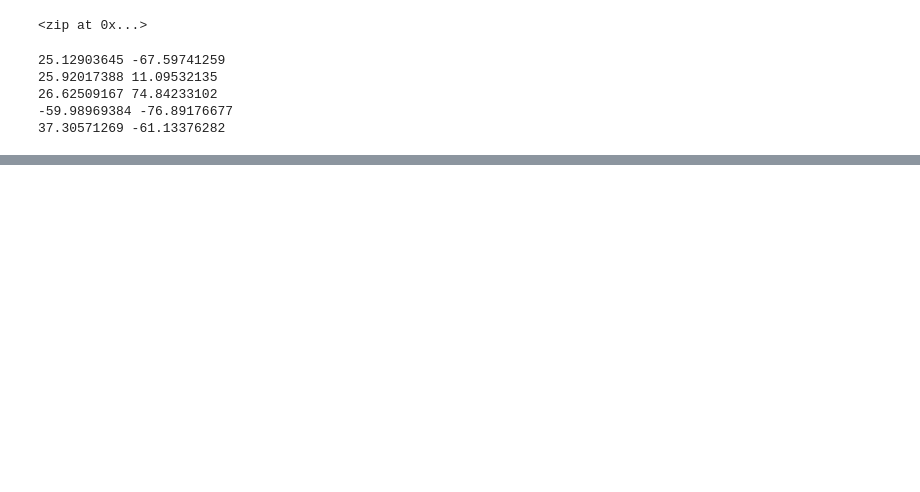
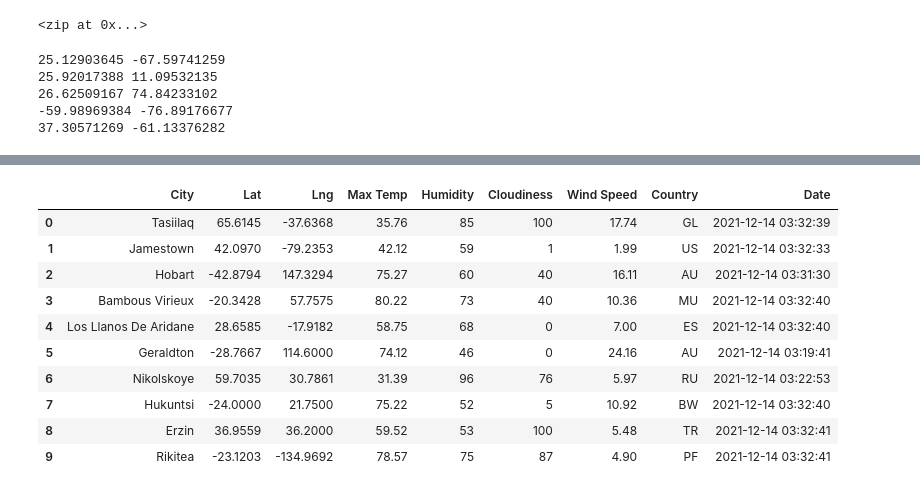
Before and after one commit to Kaedaxe/World_Weather_Analysis, a Jupyter notebook: WeatherPy.ipynb, the cells around one changed output, grey strips where cells are left out. Saved outputs shown, nothing was run; the diff lists cells and outputs as text; code cells hidden in the pictures; blank space fills up the shorter version.

```diff
--- a/WeatherPy.ipynb
+++ b/WeatherPy.ipynb
@@ -39,0 +131,16 @@ len(cities)
+# %%
+# Convert array of dictionaries to a Pandas DataFrame
+city_data_df = pd.DataFrame(city_data)
+city_data_df.head(10)
+# %% [output]
+|  | City | Lat | Lng | Max Temp | Humidity | Cloudiness | Wind Speed | Country | Date |
+| 0 | Tasiilaq | 65.6145 | -37.6368 | 35.76 | 85 | 100 | 17.74 | GL | 2021-12-14 03:32:39 |
+| 1 | Jamestown | 42.0970 | -79.2353 | 42.12 | 59 | 1 | 1.99 | US | 2021-12-14 03:32:33 |
+| 2 | Hobart | -42.8794 | 147.3294 | 75.27 | 60 | 40 | 16.11 | AU | 2021-12-14 03:31:30 |
+| 3 | Bambous Virieux | -20.3428 | 57.7575 | 80.22 | 73 | 40 | 10.36 | MU | 2021-12-14 03:32:40 |
+| 4 | Los Llanos De Aridane | 28.6585 | -17.9182 | 58.75 | 68 | 0 | 7.00 | ES | 2021-12-14 03:32:40 |
+| 5 | Geraldton | -28.7667 | 114.6000 | 74.12 | 46 | 0 | 24.16 | AU | 2021-12-14 03:19:41 |
+| 6 | Nikolskoye | 59.7035 | 30.7861 | 31.39 | 96 | 76 | 5.97 | RU | 2021-12-14 03:22:53 |
+| 7 | Hukuntsi | -24.0000 | 21.7500 | 75.22 | 52 | 5 | 10.92 | BW | 2021-12-14 03:32:40 |
+| 8 | Erzin | 36.9559 | 36.2000 | 59.52 | 53 | 100 | 5.48 | TR | 2021-12-14 03:32:41 |
+| 9 | Rikitea | -23.1203 | -134.9692 | 78.57 | 75 | 87 | 4.90 | PF | 2021-12-14 03:32:41 |
```
Also changed, not shown: parts of 5 cells of this notebook, 1 other file.
